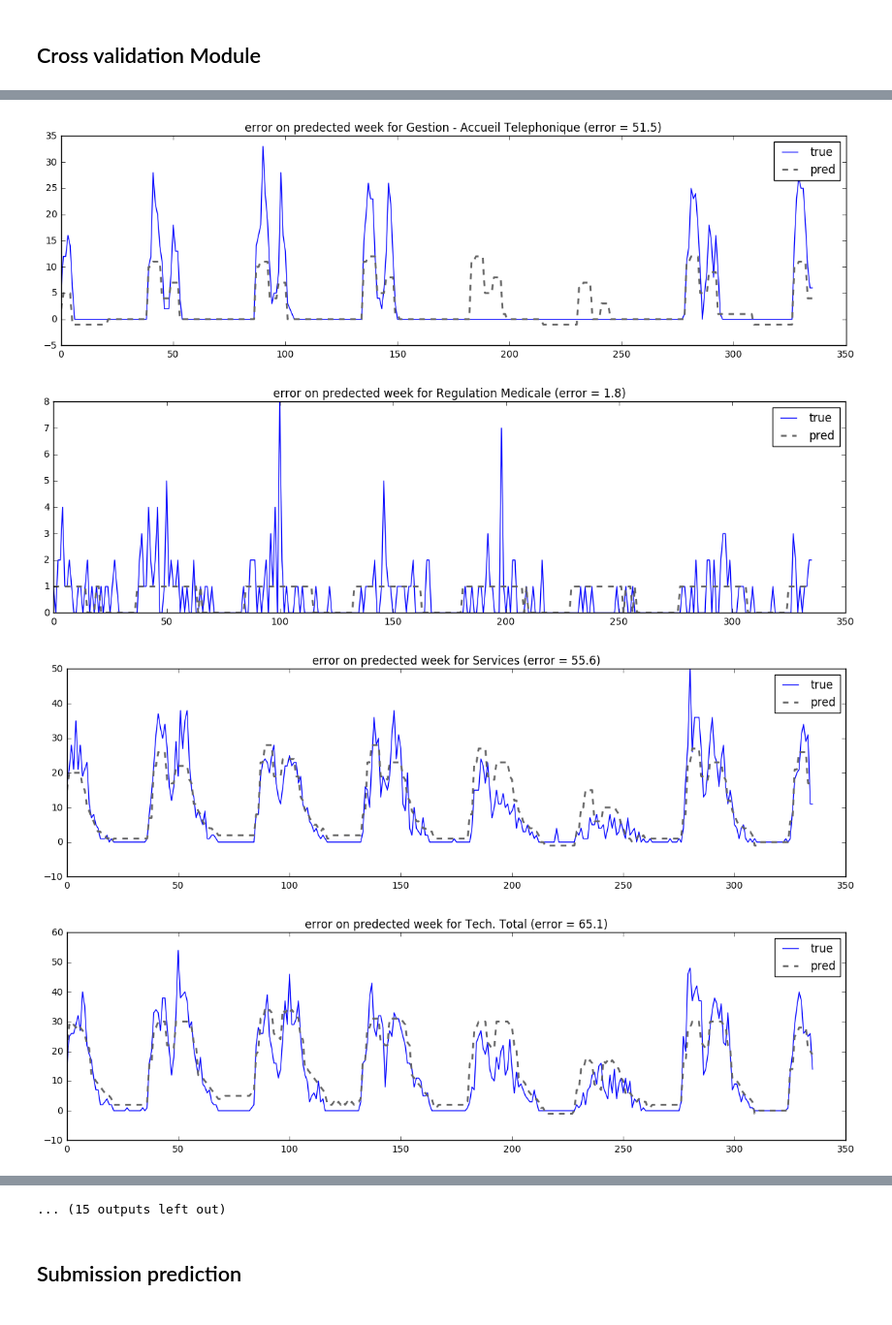
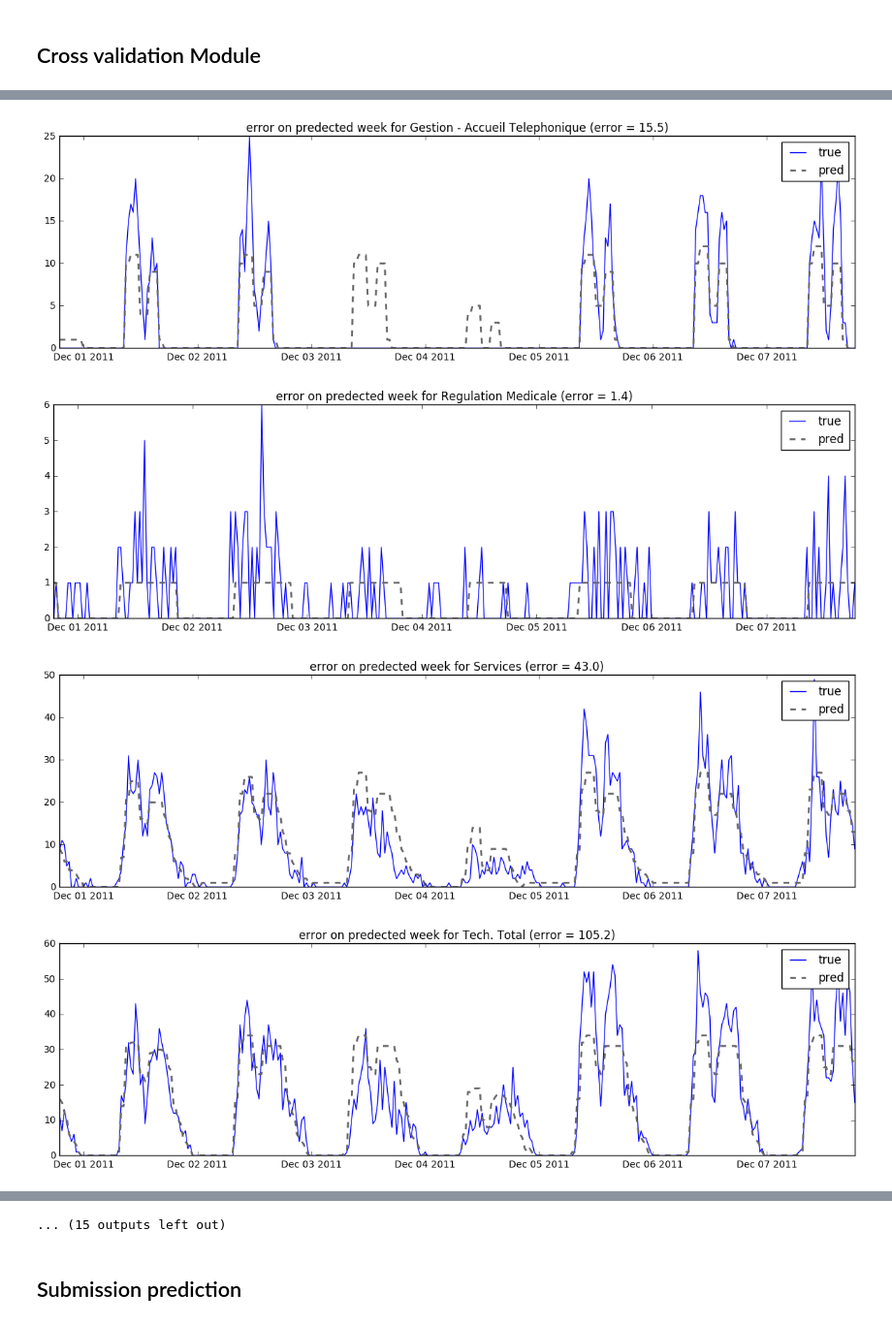
Before and after one commit to GRichard513/AxaChallenge, a Jupyter notebook: Projet_Axa_Antoine.ipynb, the cells around one changed output, grey strips where cells are left out. Shown at 97% size. Cells and saved outputs as stored; diff of their text form; code cells hidden in the pictures.

```diff
--- a/Projet_Axa_Antoine.ipynb
+++ b/Projet_Axa_Antoine.ipynb
@@ -21,5 +20,13 @@ blue_light = '#029aed'
 orange_med = '#ff5722'
 green_light = '#63a600'
 gray_light = '#666666'
+cal = France()
 # %% [markdown]
 ## Loading data
+# %%
+holiday_map = pd.DataFrame()
+for year in [2011,2012,2013,2014]:
+    holiday_map_temp = pd.DataFrame(cal.holidays(year))
+    holiday_map_temp = holiday_map_temp.set_index([0])
+    holiday_map = pd.concat([holiday_map, holiday_map_temp], ignore_index=False)
+holiday_map.head()
@@ -26,6 +41,6 @@ gray_light = '#666666'
 # %%
 # loading the train data
-data = pd.read_csv('data/train.csv', sep=";", parse_dates=['DATE'], index_col = ['DATE'], nrows = 10e5)
+data = pd.read_csv('data/train.csv', sep=";", parse_dates=['DATE'], index_col = ['DATE'], nrows = 3*10e5)
 data['DATE'] = data.index
 # data.head()
 
@@ -46,6 +61,7 @@ def splitDatetime(data) :
     data['min'] = datatime.minute
     data['dayweek'] = datatime.weekday
     data['workingday'] = (datatime.weekday < 6).astype(int)
+    data['holiday'] = data.index.isin(holiday_map.index).astype(int)
     return data
 
 data = splitDatetime(data)
@@ -302,7 +331,7 @@ def train_test_model_clf(X_df, y_df, skf_is, FeatureExtractor, Regressor, GS):
 
             # test/train definition
             X_train_df = X_df.iloc[train_is].copy()
-            base_col = ['year','month','day','hour','min','workingday']
+            base_col = ['year','month','day','hour','min','workingday','holiday','weekday']
             filter_col = [col for col in list(X_train_df) if (col.startswith(cat.decode('utf-8')) or col in base_col)]
             X_train_df = X_train_df[filter_col]
             y_train_df = y_df.iloc[train_is].copy()
@@ -345,7 +374,7 @@ def train_test_model_clf(X_df, y_df, skf_is, FeatureExtractor, Regressor, GS):
 
             # Test
             print("Testing algorithm for %s..." %cat.decode('utf-8')),
-            y_pred_reg[cat] = np.round(reg[cat].predict(X_test_array_reg),0)
+            y_pred_reg[cat] = np.round(np.maximum(reg[cat].predict(X_test_array_reg),0),0)
             error_tmp = ef.linex_loss(y_pred_reg[cat], y_test_reg[cat])
             error += error_tmp
 
@@ -353,9 +382,14 @@ def train_test_model_clf(X_df, y_df, skf_is, FeatureExtractor, Regressor, GS):
             print('error %s = %.0f' %(cat.decode('utf-8'),error_tmp))
 
             # plot figure for predicted week
+            y_test_plt = pd.DataFrame(index = y_test_df.index)
+            y_test_plt[cat.decode('utf-8')] = y_test_reg[cat]
+            y_pred_plt = pd.DataFrame(index = y_test_df.index)
+            y_pred_plt[cat.decode('utf-8')] = y_pred_reg[cat]
+
             fig = plt.figure(figsize=[15,4])
-            plt.plot(y_test_reg[cat])
-            plt.plot(y_pred_reg[cat], linestyle = 'dashed', color=gray_light, linewidth=2)
+            plt.plot(y_test_plt[cat.decode('utf-8')])
+            plt.plot(y_pred_plt[cat.decode('utf-8')], linestyle = 'dashed', color=gray_light, linewidth=2)
             plt.title('error on predected week for %s (error = %.1f)' %(cat.decode('utf-8'),error_tmp))
             plt.legend(['true','pred'])
 
@@ -366,7 +400,7 @@ def train_test_model_clf(X_df, y_df, skf_is, FeatureExtractor, Regressor, GS):
     k = X_train_df.shape[0]+X_test_df.shape[0]
     l = X_train_df.shape[0]
     print('train sample size %% total sample size = %.2f%%' %(100*float(l)/k))
-    print('error = %.0f' %(error))
+    print('error = %.1f' %(error))
 
 
 a = X_train.shape[0]
@@ -399,4 +433,4 @@ error = 52234
-[figure, old version]
+[figure, new version]
-[figure, old version]
+[figure, new version]
-[figure, old version]
+[figure, new version]
-[figure, old version]
+[figure, new version]
```
Also changed, not shown: parts of 9 cells of this notebook.
